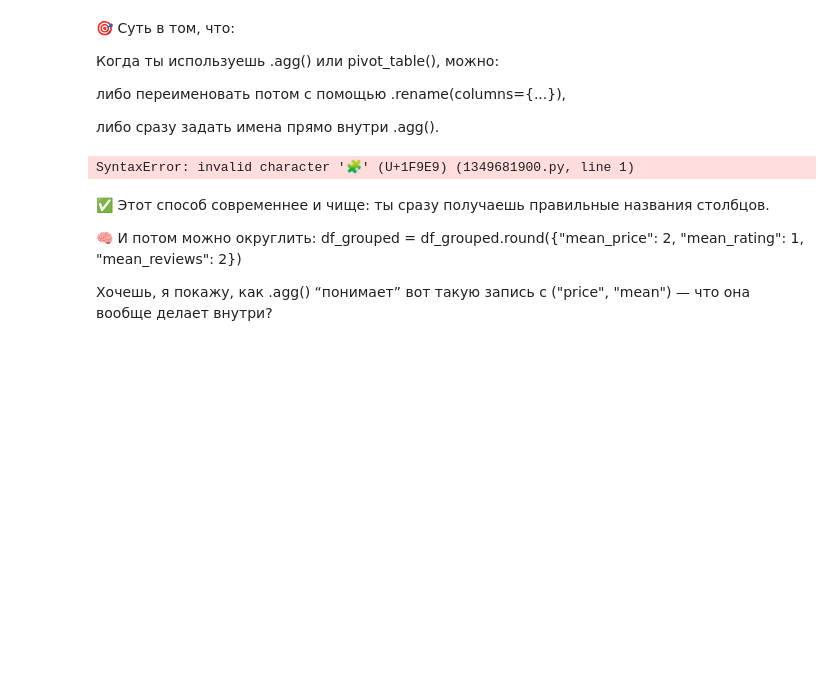
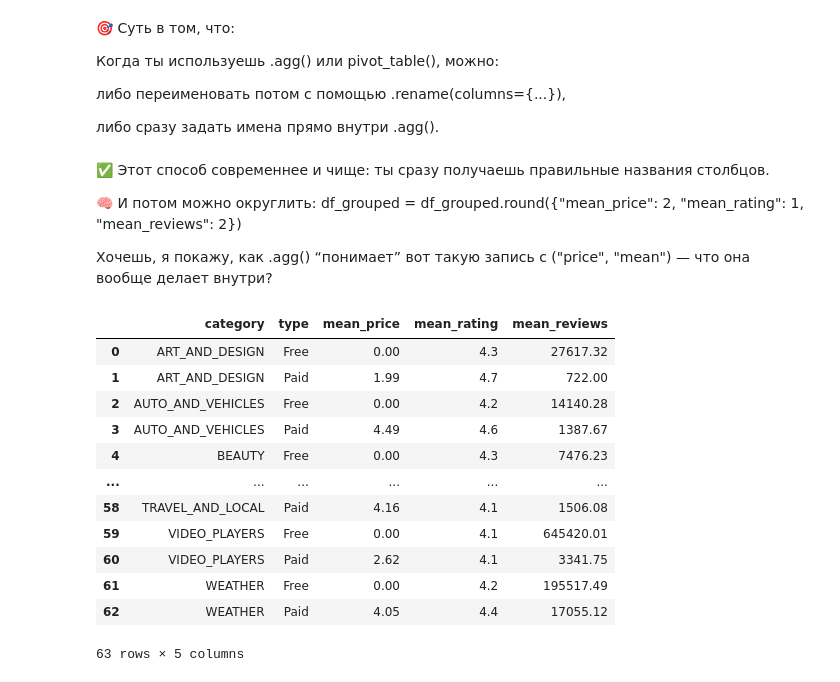
Before and after one commit to Tasiaka/karpov-jupyter, a Jupyter notebook: exercise/5-proj.ipynb, the cells around one changed output. Saved outputs shown, nothing was run; the diff lists cells and outputs as text; code cells hidden in the pictures; blank space fills up the shorter version.

```diff
--- a/exercise/5-proj.ipynb
+++ b/exercise/5-proj.ipynb
@@ -35,7 +35,7 @@ Android Ver — минимальная требуемая версия Android
 Сохраните в переменные data_head и data_tail первые и последние 3 строки из датафрейма соответственно. Датафрейм уже находится в переменной playstore.
 # %%
 import pandas as pd
-playstore = pd.read_csv("5 - playstore.csv")
+playstore = pd.read_csv("../data/5 - playstore.csv")
 # %%
 data_head = playstore.head(3)
 data_tail = playstore.tail(3)
@@ -258,34 +252,6 @@ a
 либо переименовать потом с помощью .rename(columns={...}),
 
 либо сразу задать имена прямо внутри .agg().
-# %%
-
-
-# 🧩 Вариант 1 — переименовать после агрегации
-df_grouped = df.groupby(["category", "type"]).agg({
-    "price": "mean",
-    "rating": "mean",
-    "reviews": "mean"
-})
-
-# Переименовываем колонки
-df_grouped = df_grouped.rename(columns={
-    "price": "mean_price",
-    "rating": "mean_rating",
-    "reviews": "mean_reviews"
-})
-
-
-# ✅ Это читаемо и понятно, особенно когда колонок много.
-
-# 🧩 Вариант 2 — задать имена сразу в .agg()
-df_grouped = df.groupby(["category", "type"]).agg(
-    mean_price=("price", "mean"),
-    mean_rating=("rating", "mean"),
-    mean_reviews=("reviews", "mean")
-)
-# %% [output]
-SyntaxError: invalid character '🧩' (U+1F9E9) (1349681900.py, line 1)
 # %% [markdown]
 
 ✅ Этот способ современнее и чище: ты сразу получаешь правильные названия столбцов.
@@ -295,3 +261,49 @@ df_grouped = df_grouped.round({"mean_price": 2, "mean_rating": 1, "mean_reviews"
 
 
 Хочешь, я покажу, как .agg() “понимает” вот такую запись с ("price", "mean") — что она вообще делает внутри?
+# %%
+import pandas as pd
+
+# удаляем дубликаты
+playstore = playstore.drop_duplicates()
+
+# группируем и считаем средние
+a = (
+    playstore
+    .groupby(["category", "type"], as_index=False)
+    .agg({
+        "price": "mean",
+        "rating": "mean",
+        "reviews": "mean"
+    })
+)
+
+# округления по требованиям
+a["price"] = a["price"].round(2)
+a["rating"] = a["rating"].round(1)
+a["reviews"] = a["reviews"].round(2)
+
+# переименование колонок
+a = a.rename(columns={
+    "price": "mean_price",
+    "rating": "mean_rating",
+    "reviews": "mean_reviews"
+})
+
+# сохраняем в CSV с запятой
+a.to_csv("5-project-fin.csv", sep=",", index=False)
+a
+# %% [output]
+|  | category | type | mean_price | mean_rating | mean_reviews |
+| 0 | ART_AND_DESIGN | Free | 0.00 | 4.3 | 27617.32 |
+| 1 | ART_AND_DESIGN | Paid | 1.99 | 4.7 | 722.00 |
+| 2 | AUTO_AND_VEHICLES | Free | 0.00 | 4.2 | 14140.28 |
+| 3 | AUTO_AND_VEHICLES | Paid | 4.49 | 4.6 | 1387.67 |
+| 4 | BEAUTY | Free | 0.00 | 4.3 | 7476.23 |
+| ... | ... | ... | ... | ... | ... |
+| 58 | TRAVEL_AND_LOCAL | Paid | 4.16 | 4.1 | 1506.08 |
+| 59 | VIDEO_PLAYERS | Free | 0.00 | 4.1 | 645420.01 |
+| 60 | VIDEO_PLAYERS | Paid | 2.62 | 4.1 | 3341.75 |
+| 61 | WEATHER | Free | 0.00 | 4.2 | 195517.49 |
+| 62 | WEATHER | Paid | 4.05 | 4.4 | 17055.12 |
+63 rows × 5 columns
```
Also changed, not shown: parts of 4 cells of this notebook, 5 other files.
